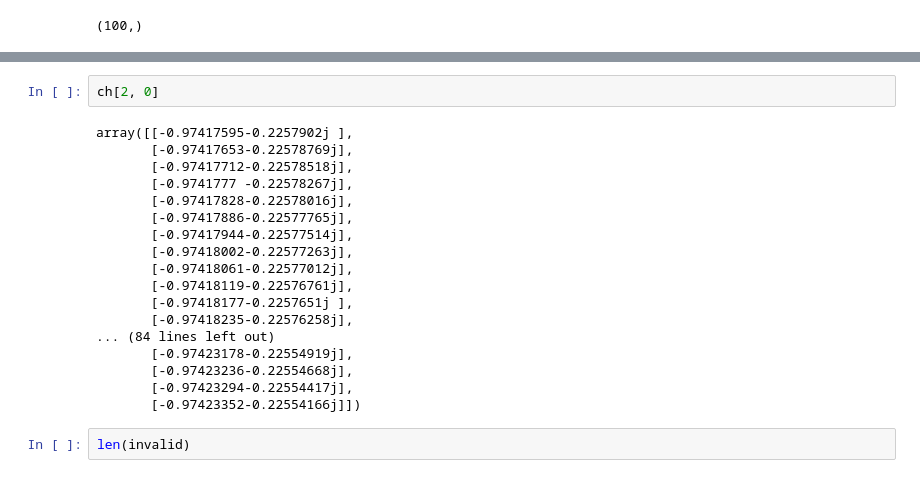
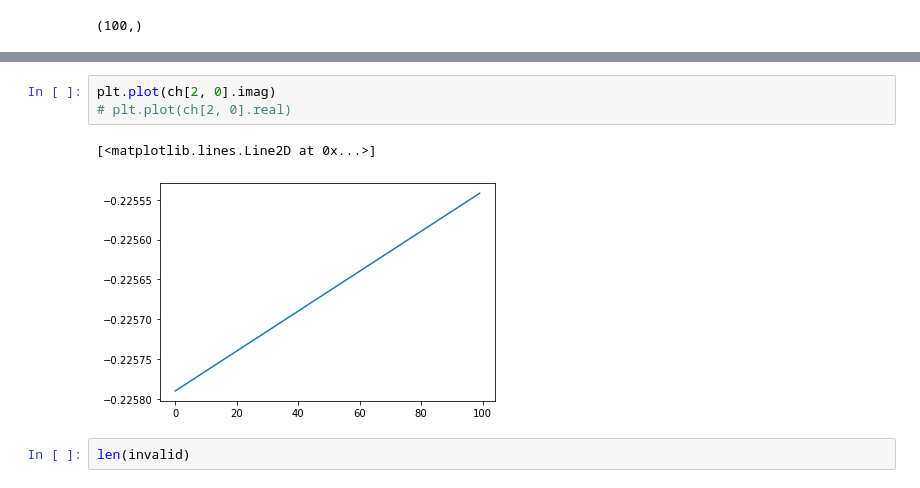
Before and after one commit to ukunliu/WSN_simulation, a Jupyter notebook: Simulation/main.ipynb, the cells around one changed output, grey strips where cells are left out. Cells and saved outputs as stored; diff of their text form.

```diff
--- a/Simulation/main.ipynb
+++ b/Simulation/main.ipynb
@@ -24,23 +26,9 @@ plt.plot(np.abs(ch[2,0]))
-# %%
-ch[2, 0]
-# %% [output]
-array([[-0.97417595-0.2257902j ],
-       [-0.97417653-0.22578769j],
-       [-0.97417712-0.22578518j],
-       [-0.9741777 -0.22578267j],
-       [-0.97417828-0.22578016j],
-       [-0.97417886-0.22577765j],
-       [-0.97417944-0.22577514j],
-       [-0.97418002-0.22577263j],
-       [-0.97418061-0.22577012j],
-       [-0.97418119-0.22576761j],
-       [-0.97418177-0.2257651j ],
-       [-0.97418235-0.22576258j],
-... (84 lines left out)
-       [-0.97423178-0.22554919j],
-       [-0.97423236-0.22554668j],
-       [-0.97423294-0.22554417j],
-       [-0.97423352-0.22554166j]])
+# %%
+plt.plot(ch[2, 0].imag)
+# plt.plot(ch[2, 0].real)
+# %% [output]
+[<matplotlib.lines.Line2D at 0x...>]
+[figure, added]
 # %%
 len(invalid)
 # %% [output]
```
Also changed, not shown: parts of 2 cells of this notebook, 2 other files.
